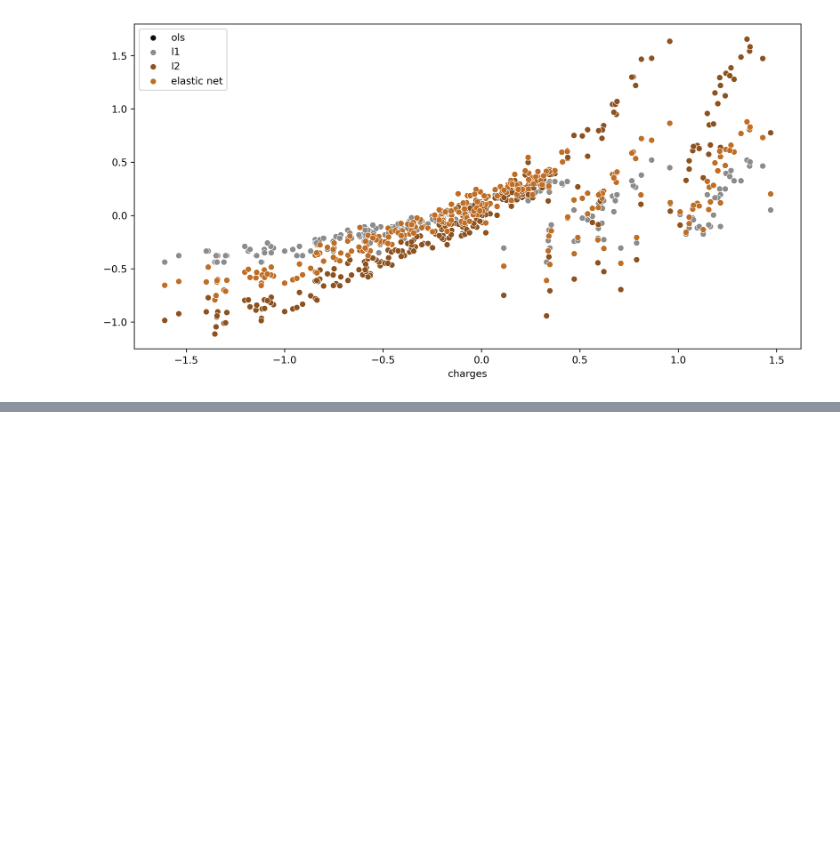
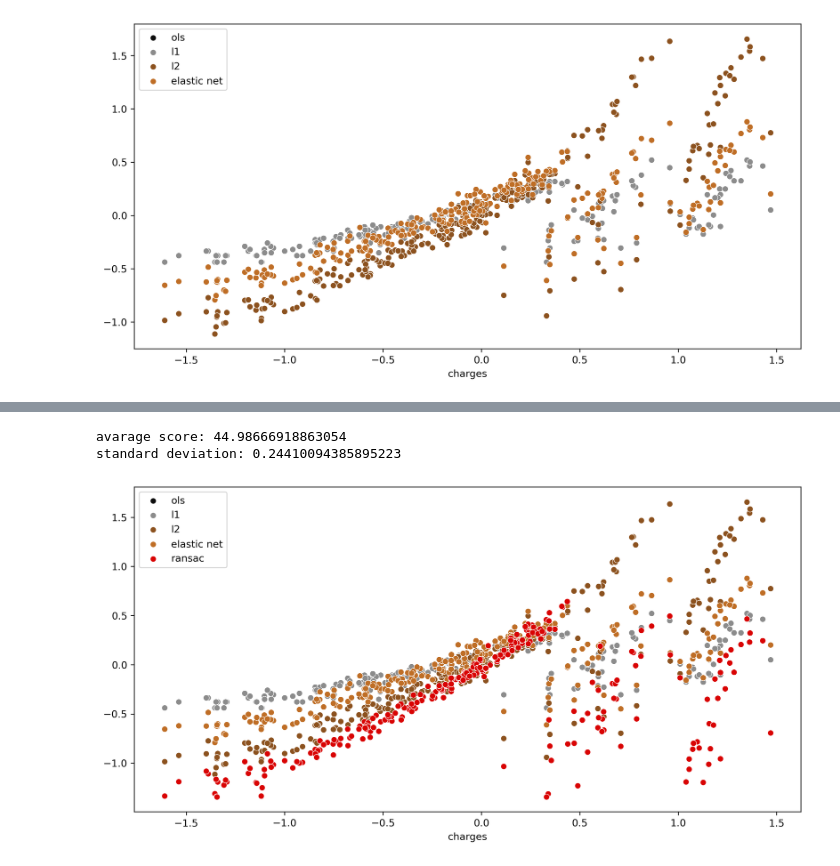
Before and after one commit to ashen007/MedicalCostPrediction-insurance_fraudDetection, a Jupyter notebook: models/health cost prediction/linear models.ipynb, the cells around one changed output, grey strips where cells are left out. Saved outputs shown, nothing was run; the diff lists cells and outputs as text; code cells hidden in the pictures; blank space fills up the shorter version.

Commit message:
ransac robust regression algorithm

```diff
--- a/models/health cost prediction/linear models.ipynb
+++ b/models/health cost prediction/linear models.ipynb
@@ -415,0 +419,3 @@ plt.show()
+# %%
+ransac_model = RANSACRegressor(base_estimator=ridge_model,
+                               min_samples=3)
@@ -415,0 +439,23 @@ plt.show()
+# %%
+print(f'avarage score: {np.mean(scores_ransac) * 100}\n'
+      f'standard deviation: {np.std(scores_ransac)}')
+# %% [output]
+avarage score: 44.98666918863054
+standard deviation: 0.24410094385895223
+# %%
+ransac_model.fit(x_train, y_train)
+ransac_prediction = ransac_model.predict(x_test)
+# %%
+plt.figure(figsize=[12, 6], dpi=300)
+
+sns.scatterplot(x=y_test, y=ols_predictions, color='#0D0D0D', label='ols')
+sns.scatterplot(x=y_test, y=l1_prediction, color='#8C8C8C', label='l1')
+sns.scatterplot(x=y_test, y=l2_prediction, color='#8C521F', label='l2')
+sns.scatterplot(x=y_test, y=en_prediction, color='#BF6E26', label='elastic net')
+sns.scatterplot(x=y_test, y=ransac_prediction, color='#D90404', label='ransac')
+
+plt.legend()
+plt.savefig('../../demo/Model Creation/compare real_regularization_robust.png')
+plt.show()
+# %% [output]
+[figure, added]
```
Also changed, not shown: parts of 5 cells of this notebook, 3 other files.
